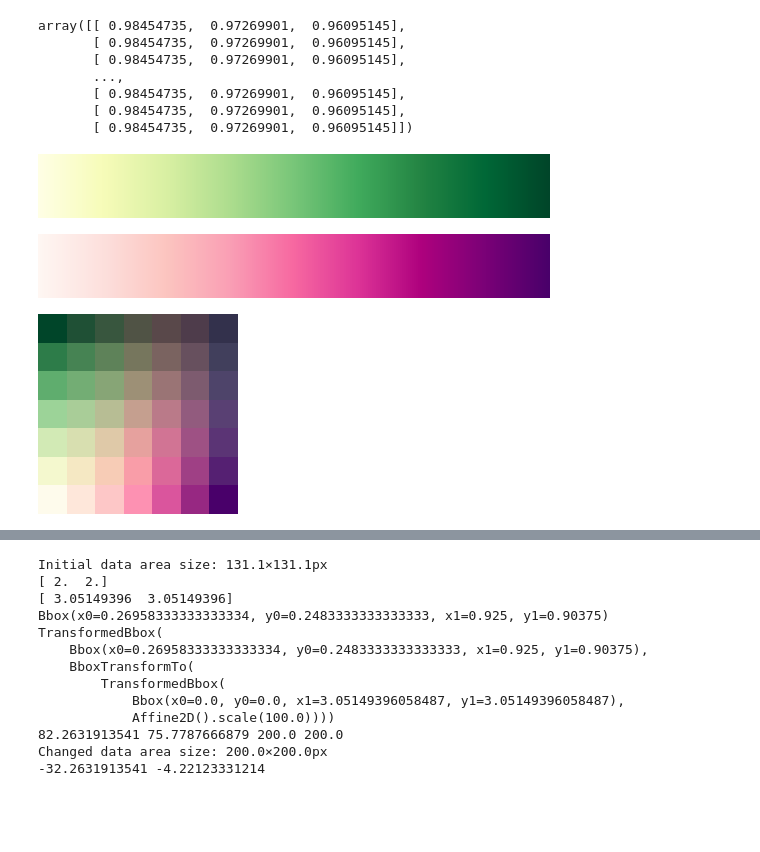
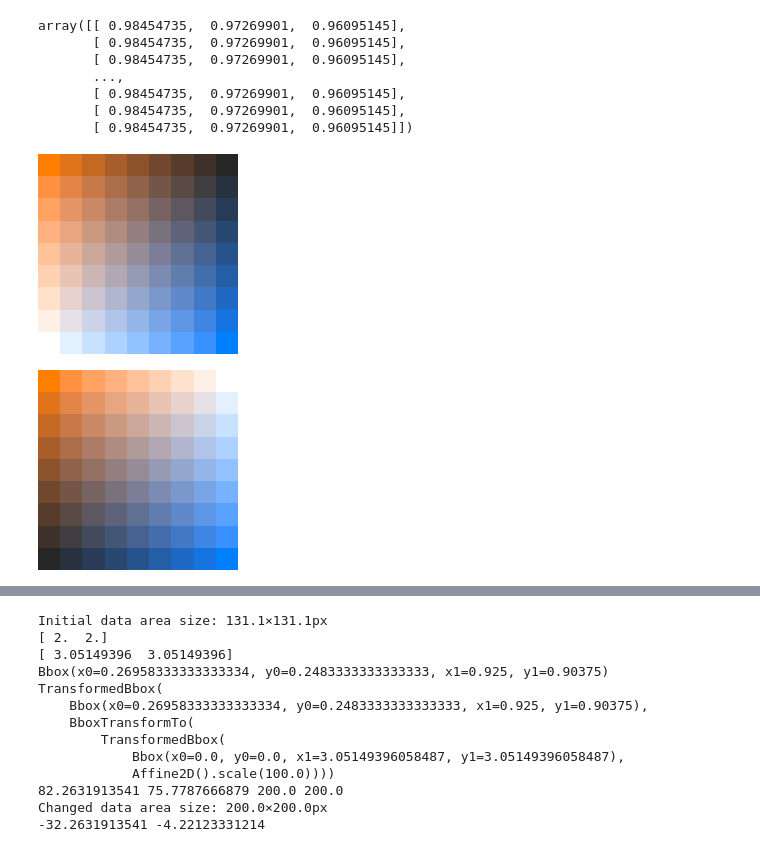
Before and after one commit to RaczeQ/bivario, a Jupyter notebook: bivario/plot_map.ipynb, the cells around one changed output, grey strips where cells are left out. Drawn from its saved outputs; the diff is of its cells as text; code cells hidden in the pictures; blank space fills up the shorter version.

Commit message:
chore: add more cmap functions

```diff
--- a/bivario/plot_map.ipynb
+++ b/bivario/plot_map.ipynb
@@ -88,30 +94,33 @@ array([[ 0.98454735,  0.97269901,  0.96095145],
 # %%
 import base64
 from PIL import Image
 from folium.plugins import FloatImage
 from matplotlib.colors import rgb2hex
 
 cmap1 = plt.cm.YlGn
 # cmap1 = plt.cm.Grays
 # cmap2 = plt.cm.Blues
 
 # cmap1 = plt.cm.rainbow
 cmap2 = plt.cm.RdPu
 
 default_grid_size = 5
 # current_grid_size = 128
-current_grid_size = 7
+current_grid_size = 9
+# current_grid_size = 3
 xx, yy = np.mgrid[0:current_grid_size, 0:current_grid_size]
-legend_cmap = cmap_from_bivariate_data(xx, yy, cmap1=cmap1, cmap2=cmap2)
+# legend_cmap = cmap_from_bivariate_data(xx, yy, cmap1=cmap1, cmap2=cmap2)
+# legend_cmap = bilinear_cmap_from_bivariate_data(xx, yy, c1=[1, 0.5, 0], c2=[0, 0.5, 1])
 
-# legend_cmap
+c1 = [1, 0.5, 0]
+c2 = [0, 0.5, 1]
+legend_cmap = bilinear_cmap_from_bivariate_data(xx, yy, c1=c1, c2=c2)
+img = Image.fromarray(np.uint8((legend_cmap)[:, :, :3] * 255))
+display(img.transpose(1).resize(size=(200, 200), resample=0))
 
+legend_cmap = bilinear_cmap_from_bivariate_data(xx, yy, c1=c1, c2=c2, dark_end=False)
 img = Image.fromarray(np.uint8((legend_cmap)[:, :, :3] * 255))
-# img.resize(size=(200, 200), resample=0)
-display(cmap1)
-display(cmap2)
 display(img.transpose(1).resize(size=(200, 200), resample=0))
 # %% [output]
-[figure, old version]
+[figure, new version]
-[figure, old version]
+[figure, new version]
-[figure, removed]
```
Also changed, not shown: parts of 5 cells of this notebook, 1 other file.
